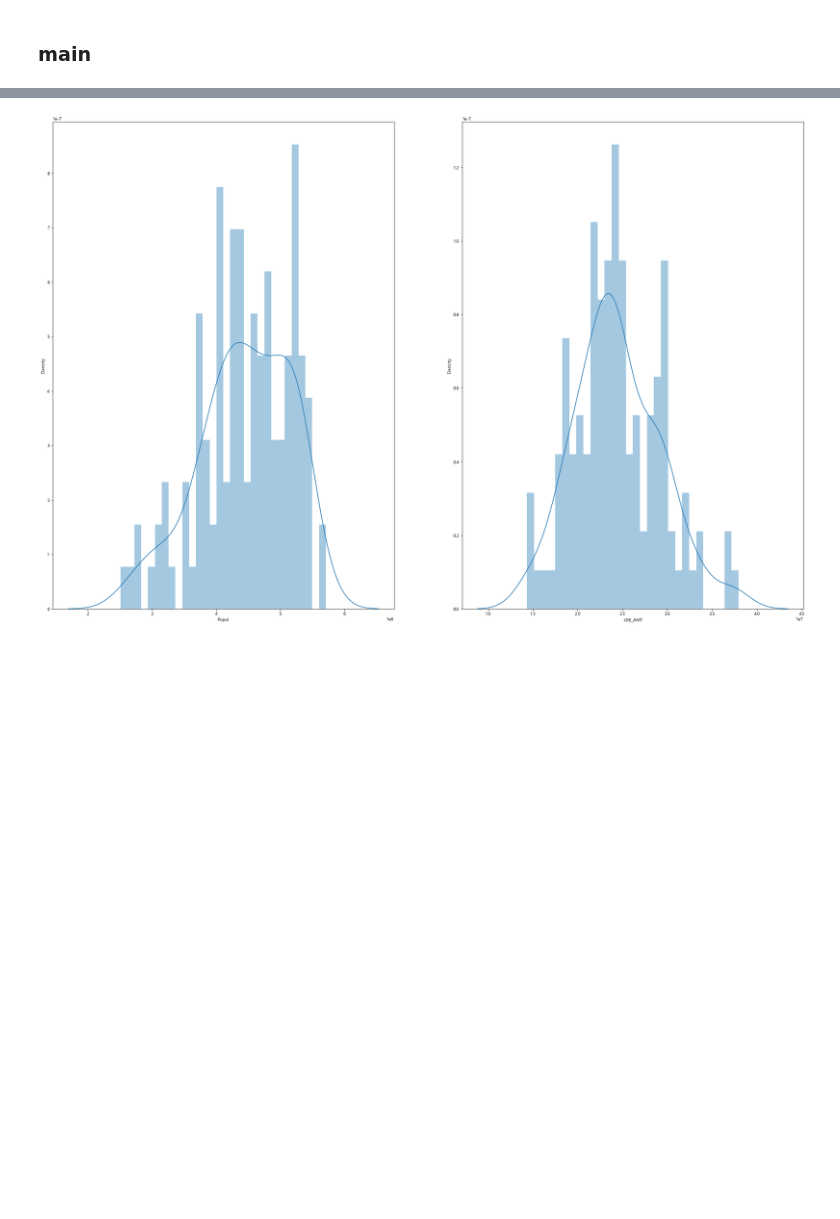
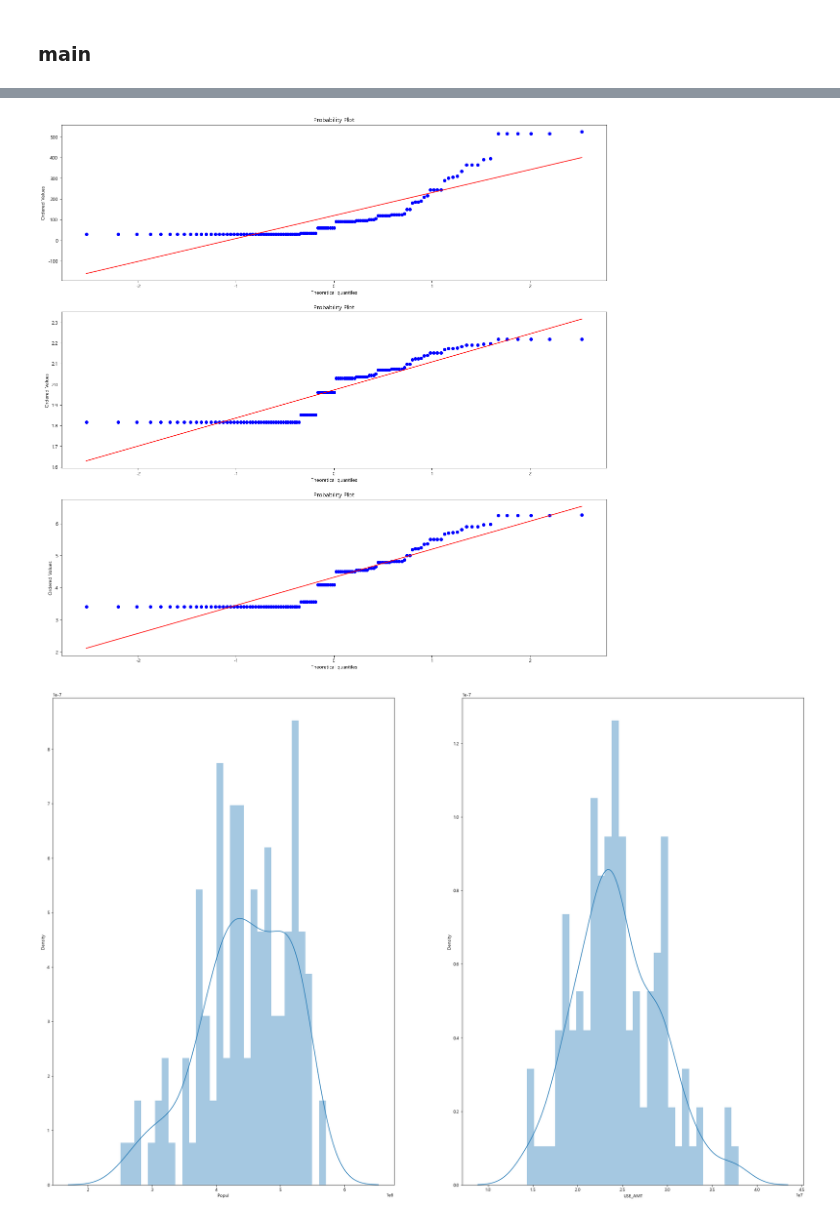
Before and after one commit to Lee-JeongMin/Bigcontest2020, a Jupyter notebook: Scoring/20200912_SH_Interval_score_transformation.ipynb, the cells around one changed output, grey strips where cells are left out. Saved outputs shown, nothing was run; the diff lists cells and outputs as text; code cells hidden in the pictures; blank space fills up the shorter version.

```diff
--- a/Scoring/20200912_SH_Interval_score_transformation.ipynb
+++ b/Scoring/20200912_SH_Interval_score_transformation.ipynb
@@ -227,3 +230,17 @@ plt.show()
+# %%
+# score 분포 (probplot)
+plt.figure(figsize = (20,20))
+plt.subplot(3,1,1)
+stats.probplot(event_score['SCORE'], plot=plt)
+
+plt.subplot(3,1,2)
+stats.probplot(event_score['SCORE_PT'], plot=plt)
+
+plt.subplot(3,1,3)
+stats.probplot(event_score['SCORE_LOG'], plot=plt)
+plt.show()
+# %% [output]
+[figure, added]
 # %%
 # 유동인구 및 매출액 분포
 plt.figure(figsize= (30,20))
```
Also changed, not shown: parts of 3 cells of this notebook, 1 other file.
